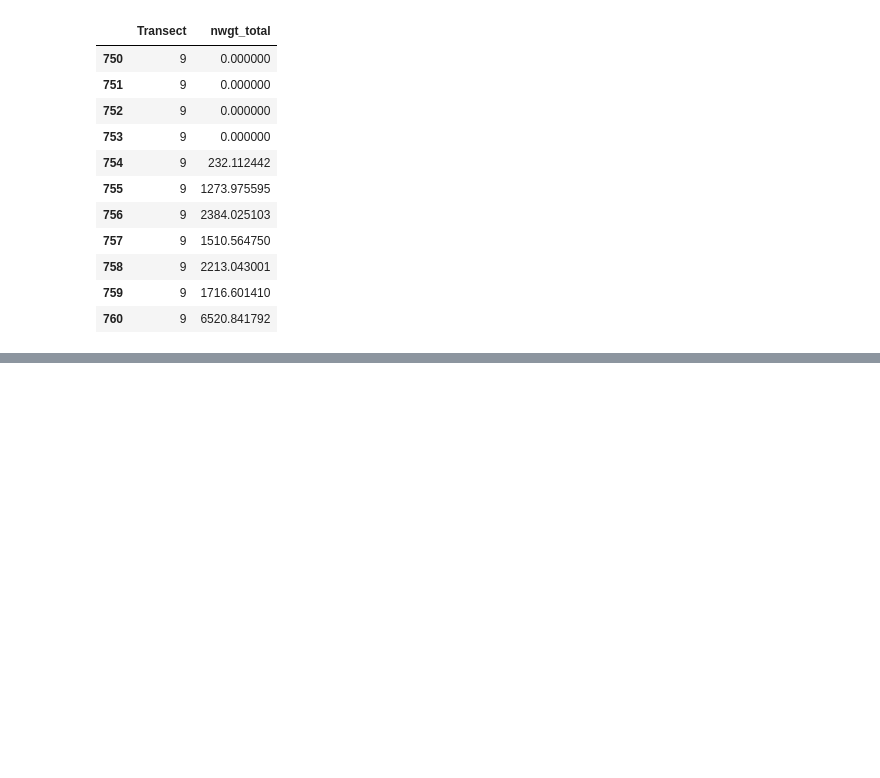
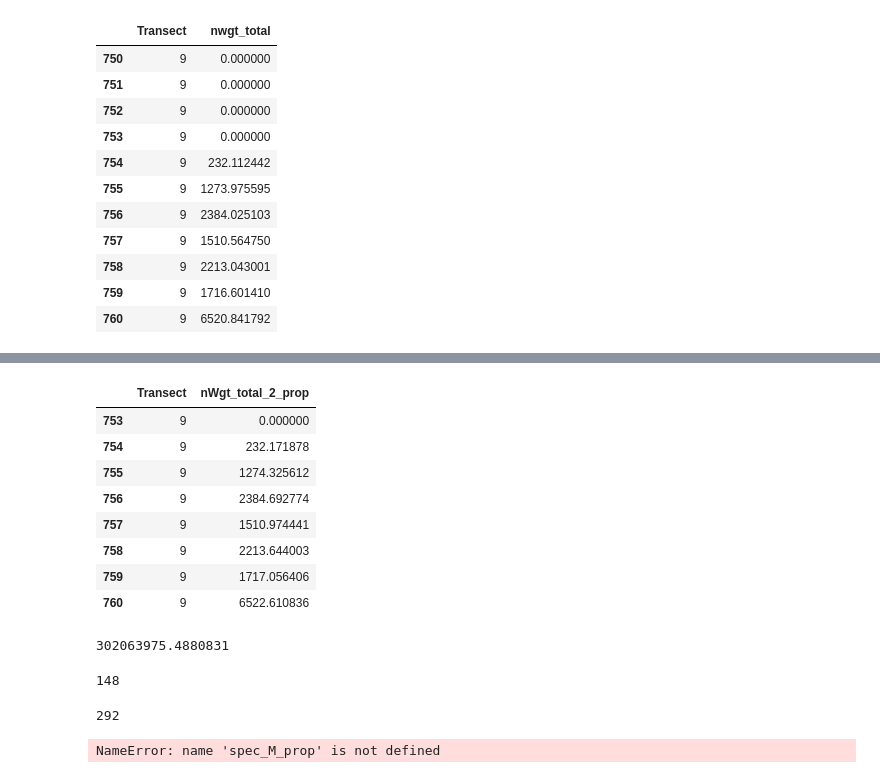
Before and after one commit to OSOceanAcoustics/echopop, a Jupyter notebook: proto_typing.ipynb, the cells around one changed output, grey strips where cells are left out. Saved outputs shown, nothing was run; the diff lists cells and outputs as text; code cells hidden in the pictures; blank space fills up the shorter version.

```diff
--- a/proto_typing.ipynb
+++ b/proto_typing.ipynb
@@ -255,0 +310,5 @@ np.mean(out[no_nan_ind])
+# %%
+nWgt_unsexed_int = bio_dense_df.apply(lambda x: (x.n_A - x.nntk_male - x.nntk_female)*bc.len_wgt_prod.sel(strata=x.Stratum).values, axis=1)
+bio_dense_df['nWgt_unsexed'] = nWgt_unsexed_int
+# %%
+bio_dense_df['nWgt_total'] = bio_dense_df['nWgt_male'] + bio_dense_df['nWgt_female'] + bio_dense_df['nWgt_unsexed']
@@ -255,0 +326,48 @@ np.mean(out[no_nan_ind])
+# %%
+age_len_key_da, age_len_key_wgt_da, age_len_key_norm_da = strata_class.get_age_key_das(spec_w_strata,
+                                                                                       bins_len, bins_age)
+
+# TODO: it would probably be better to do an average of station 1 and 2 here... (Chu doesn't do this)
+age_len_key_wgt_norm_da = age_len_key_wgt_da/age_len_key_wgt_da.sum(dim=['len_bins', 'age_bins'])
+
+# each stratum's multiplier once normalized weight has been calculated
+age2_wgt_proportion_da = 1.0 - age_len_key_wgt_norm_da.isel(age_bins=0).sum(dim='len_bins')/age_len_key_wgt_norm_da.sum(dim=['len_bins', 'age_bins'])
+# %%
+nWgt_total_2_prop = bio_dense_df.apply(lambda x: x.nWgt_total*age2_wgt_proportion_da.sel(strata=x.Stratum).values,
+                                        axis=1)
+
+bio_dense_df['nWgt_total_2_prop'] = nWgt_total_2_prop
+# %%
+bio_dense_df['nWgt_total_2_prop'].reset_index().loc[753:760]
+# %% [output]
+|  | Transect | nWgt_total_2_prop |
+| 753 | 9 | 0.000000 |
+| 754 | 9 | 232.171878 |
+| 755 | 9 | 1274.325612 |
+| 756 | 9 | 2384.692774 |
+| 757 | 9 | 1510.974441 |
+| 758 | 9 | 2213.644003 |
+| 759 | 9 | 1717.056406 |
+| 760 | 9 | 6522.610836 |
+# %%
+bio_dense_df['nWgt_total_2_prop'].sum()
+# %% [output]
+302063975.4880831
+# %%
+stratum = 3
+spec_w_strata[spec_w_strata['Sex'] == 1].loc[stratum].shape[0] + spec_w_strata[spec_w_strata['Sex'] == 2].loc[stratum].shape[0]
+
+
+# TODO: this does not match data.bio.strata.matrix_NtotALL! need to find issue!
+# %% [output]
+148
+# %%
+stratum = 8
+
+length_explode_df.loc[stratum].shape[0]
+# %% [output]
+292
+# %%
+nntk_male = np.round(bio_dense_df['n_A'].values*(spec_M_prop + len_M_prop))
+# %% [output]
+NameError: name 'spec_M_prop' is not defined
```
Also changed, not shown: parts of 17 cells of this notebook, 1 other file.
